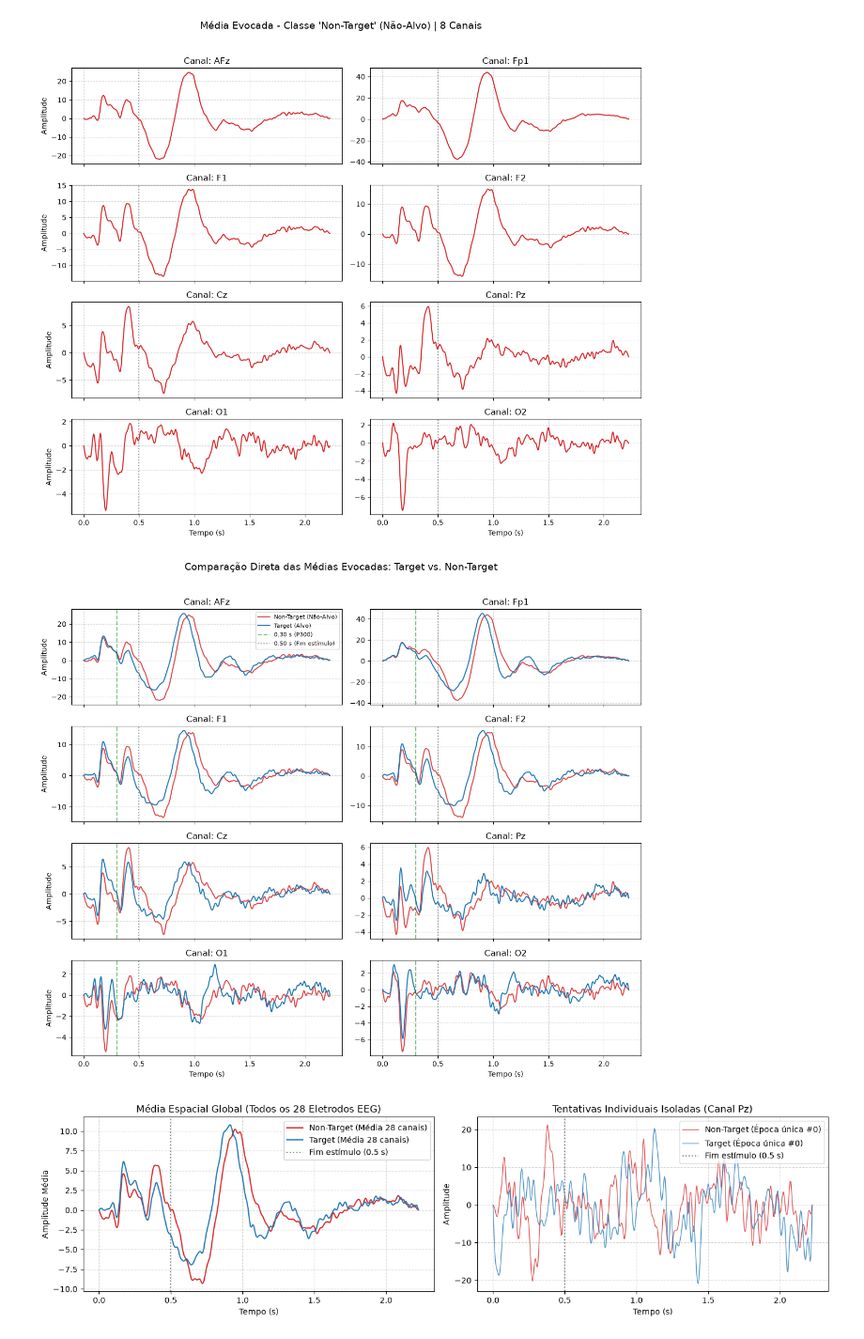
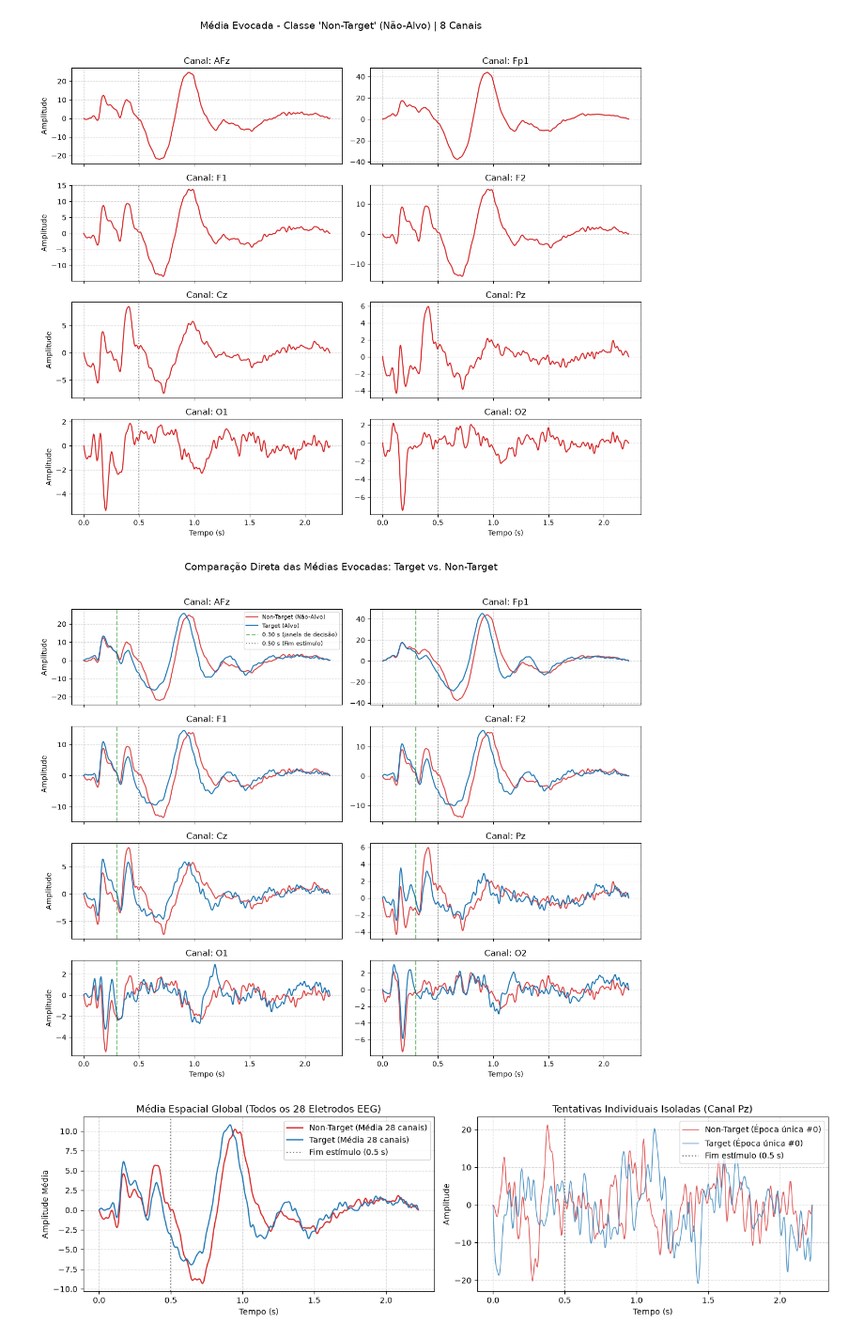
Before and after one commit to BorniaPedro/topicos-especiais, a Jupyter notebook: 03_visualizacao.ipynb, the cells around one changed output. Shown at 94% size. Saved outputs shown, nothing was run; the diff lists cells and outputs as text; code cells hidden in the pictures.

```diff
--- a/03_visualizacao.ipynb
+++ b/03_visualizacao.ipynb
@@ -81,35 +81,35 @@ def plots_comparacao_evoked(evoked_t, evoked_nt, canais=None):
     fig, axes = plt.subplots(nrows=4, ncols=2, figsize=(12, 10), sharex=True)
     axes = axes.flatten()
 
     for i, channel_name in enumerate(canais):
         ax = axes[i]
 
         data_t = evoked_t.copy().pick(picks=[channel_name]).get_data()[0]
         data_nt = evoked_nt.copy().pick(picks=[channel_name]).get_data()[0]
         times = evoked_t.times
 
         ax.plot(times, data_nt, label="Non-Target (Não-Alvo)", color="#d62728", linewidth=1.5, alpha=0.85)
         ax.plot(times, data_t, label="Target (Alvo)", color="#1f77b4", linewidth=1.5)
-        ax.axvline(0.3, color="green", linestyle="--", alpha=0.5, label="0.30 s (P300)" if i == 0 else "")
+        ax.axvline(0.3, color="green", linestyle="--", alpha=0.5, label="0.30 s (janela de decisão)" if i == 0 else "")
         ax.axvline(0.5, color="gray", linestyle=":", alpha=0.8, label="0.50 s (Fim estímulo)" if i == 0 else "")
 
         ax.set_title(f"Canal: {channel_name}")
         ax.grid(True, linestyle="--", alpha=0.5)
 
         if i % 2 == 0:
             ax.set_ylabel("Amplitude")
         if i >= 6:
             ax.set_xlabel("Tempo (s)")
         if i == 0:
             ax.legend(loc="upper right", fontsize=8)
 
     plt.suptitle("Comparação Direta das Médias Evocadas: Target vs. Non-Target", y=1.02, fontsize=14)
     plt.tight_layout()
     plt.show()
 
 plots_comparacao_evoked(evoked_target, evoked_nontarget, canais=canais_selecionados)
 # %% [output]
-[figure, old version]
+[figure, new version]
 # %%
 # Média global de todos os 28 eletrodos de EEG
 media_global_t = evoked_target.copy().pick(picks='eeg').get_data().mean(axis=0)
```
